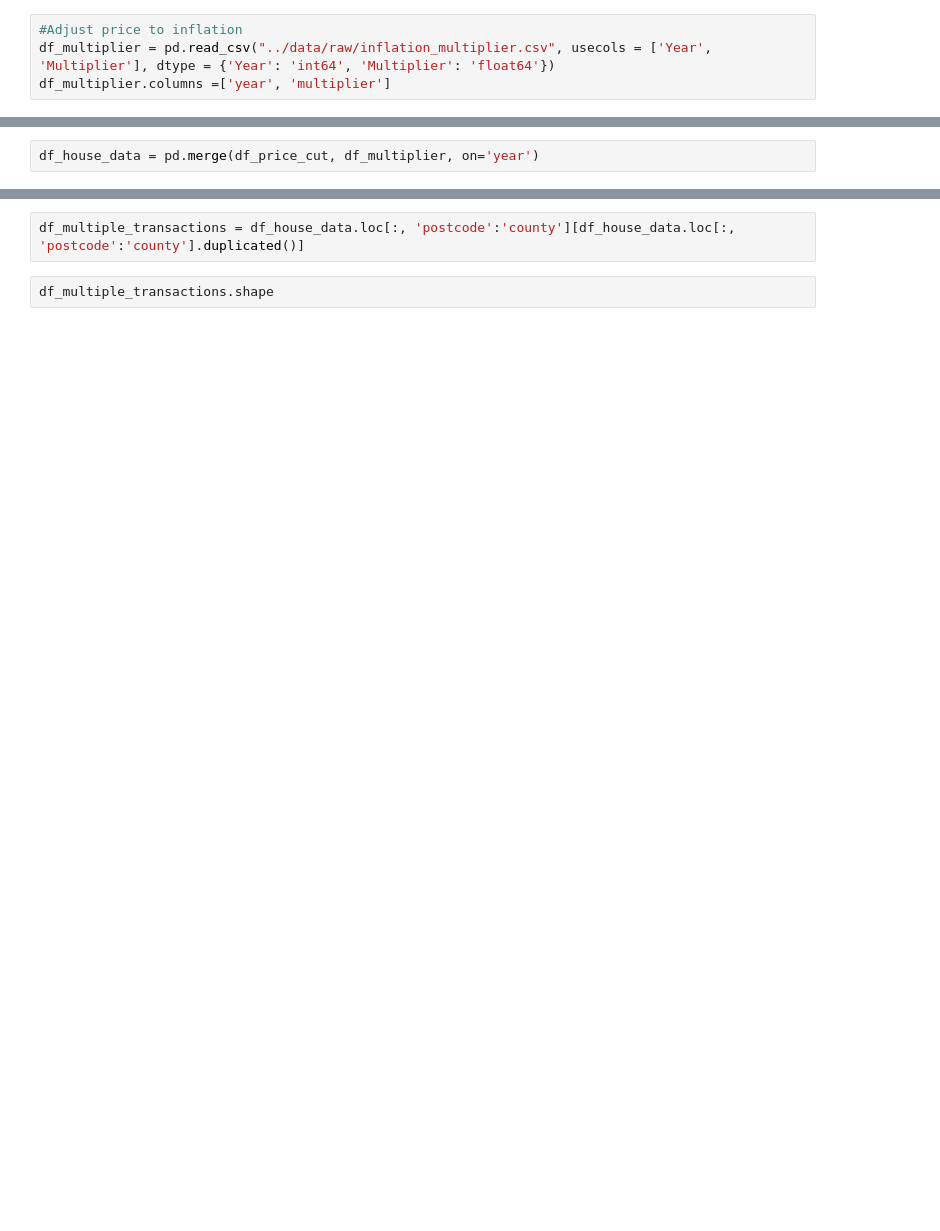
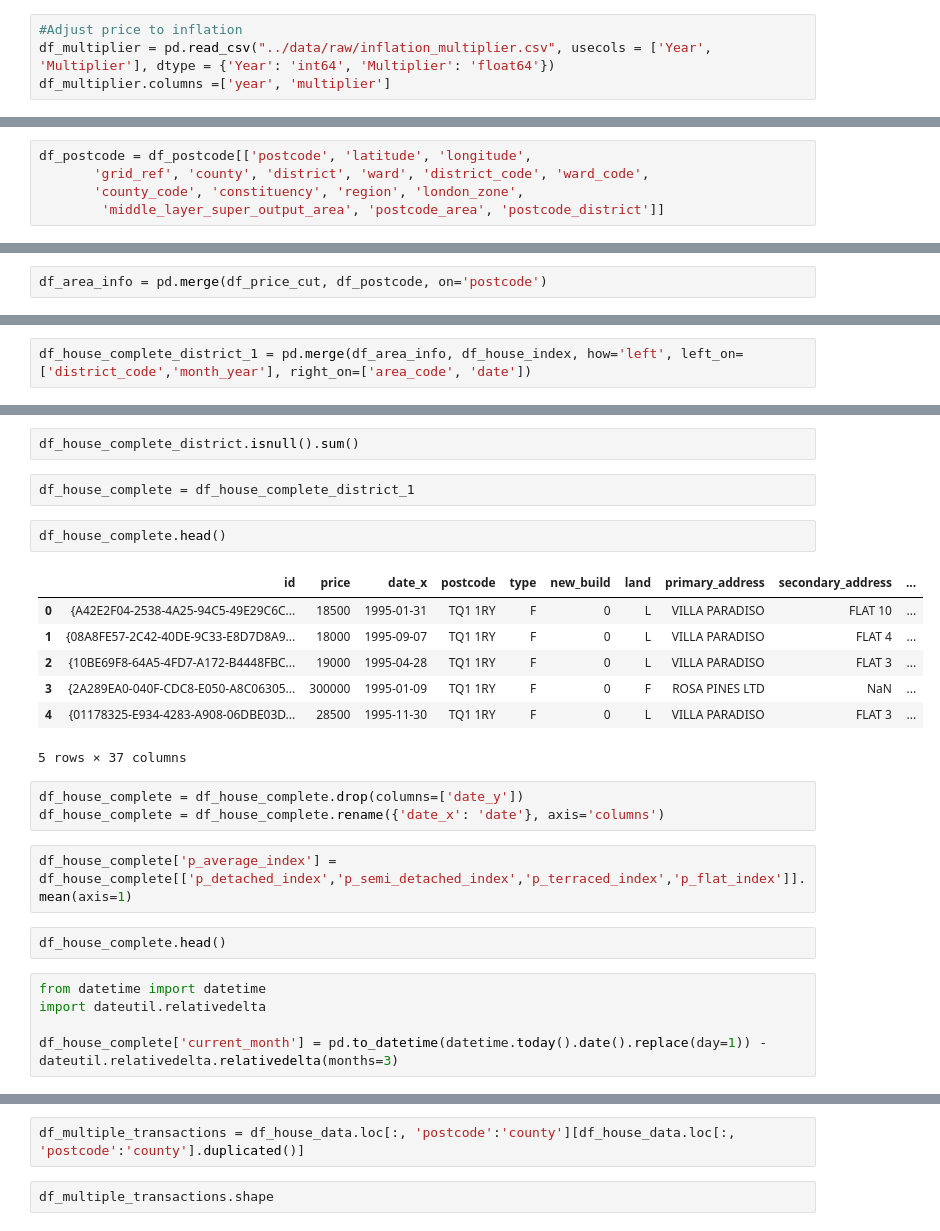
Before and after one commit to zanalytics/zana_housing, a Jupyter notebook: notebooks/1.1_clean_data.ipynb, the cells around one changed output, grey strips where cells are left out. Drawn from its saved outputs; the diff is of its cells as text; blank space fills up the shorter version.

```diff
--- a/notebooks/1.1_clean_data.ipynb
+++ b/notebooks/1.1_clean_data.ipynb
@@ -178,0 +132,5 @@ dtype: object
+# %%
+df_postcode = df_postcode[['postcode', 'latitude', 'longitude',
+       'grid_ref', 'county', 'district', 'ward', 'district_code', 'ward_code',
+       'county_code', 'constituency', 'region', 'london_zone',
+        'middle_layer_super_output_area', 'postcode_area', 'postcode_district']]
@@ -179,2 +139,2 @@ dtype: object
 # %%
-df_house_data = pd.merge(df_price_cut, df_multiplier, on='year')
+df_area_info = pd.merge(df_price_cut, df_postcode, on='postcode')
@@ -207,0 +145,2 @@ df_house_data.nlargest(n=10, columns='adjusted_price')
+# %%
+df_house_complete_district_1 = pd.merge(df_area_info, df_house_index, how='left', left_on=['district_code','month_year'], right_on=['area_code', 'date'])
@@ -207,0 +189,26 @@ df_house_data.nlargest(n=10, columns='adjusted_price')
+# %%
+df_house_complete_district.isnull().sum()
+# %%
+df_house_complete = df_house_complete_district_1
+# %%
+df_house_complete.head()
+# %% [output]
+|  | id | price | date_x | postcode | type | new_build | land | primary_address | secondary_address | ... |
+| 0 | {A42E2F04-2538-4A25-94C5-49E29C6C... | 18500 | 1995-01-31 | TQ1 1RY | F | 0 | L | VILLA PARADISO | FLAT 10 | ... |
+| 1 | {08A8FE57-2C42-40DE-9C33-E8D7D8A9... | 18000 | 1995-09-07 | TQ1 1RY | F | 0 | L | VILLA PARADISO | FLAT 4 | ... |
+| 2 | {10BE69F8-64A5-4FD7-A172-B4448FBC... | 19000 | 1995-04-28 | TQ1 1RY | F | 0 | L | VILLA PARADISO | FLAT 3 | ... |
+| 3 | {2A289EA0-040F-CDC8-E050-A8C06305... | 300000 | 1995-01-09 | TQ1 1RY | F | 0 | F | ROSA PINES LTD | NaN | ... |
+| 4 | {01178325-E934-4283-A908-06DBE03D... | 28500 | 1995-11-30 | TQ1 1RY | F | 0 | L | VILLA PARADISO | FLAT 3 | ... |
+5 rows × 37 columns
+# %%
+df_house_complete = df_house_complete.drop(columns=['date_y'])
+df_house_complete = df_house_complete.rename({'date_x': 'date'}, axis='columns')
+# %%
+df_house_complete['p_average_index'] = df_house_complete[['p_detached_index','p_semi_detached_index','p_terraced_index','p_flat_index']].mean(axis=1)
+# %%
+df_house_complete.head()
+# %%
+from datetime import datetime
+import dateutil.relativedelta
+
+df_house_complete['current_month'] = pd.to_datetime(datetime.today().date().replace(day=1)) - dateutil.relativedelta.relativedelta(months=3)
```
Also changed, not shown: parts of 79 cells of this notebook, 4 other files.
